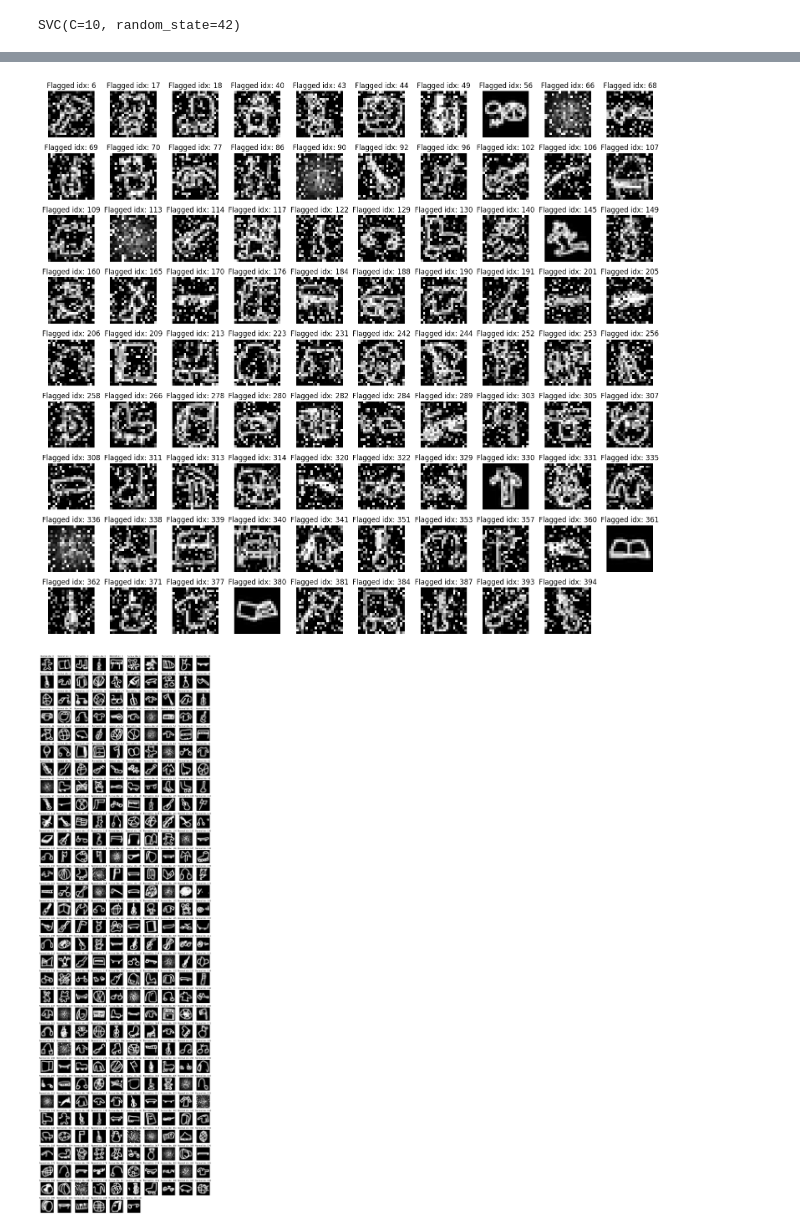
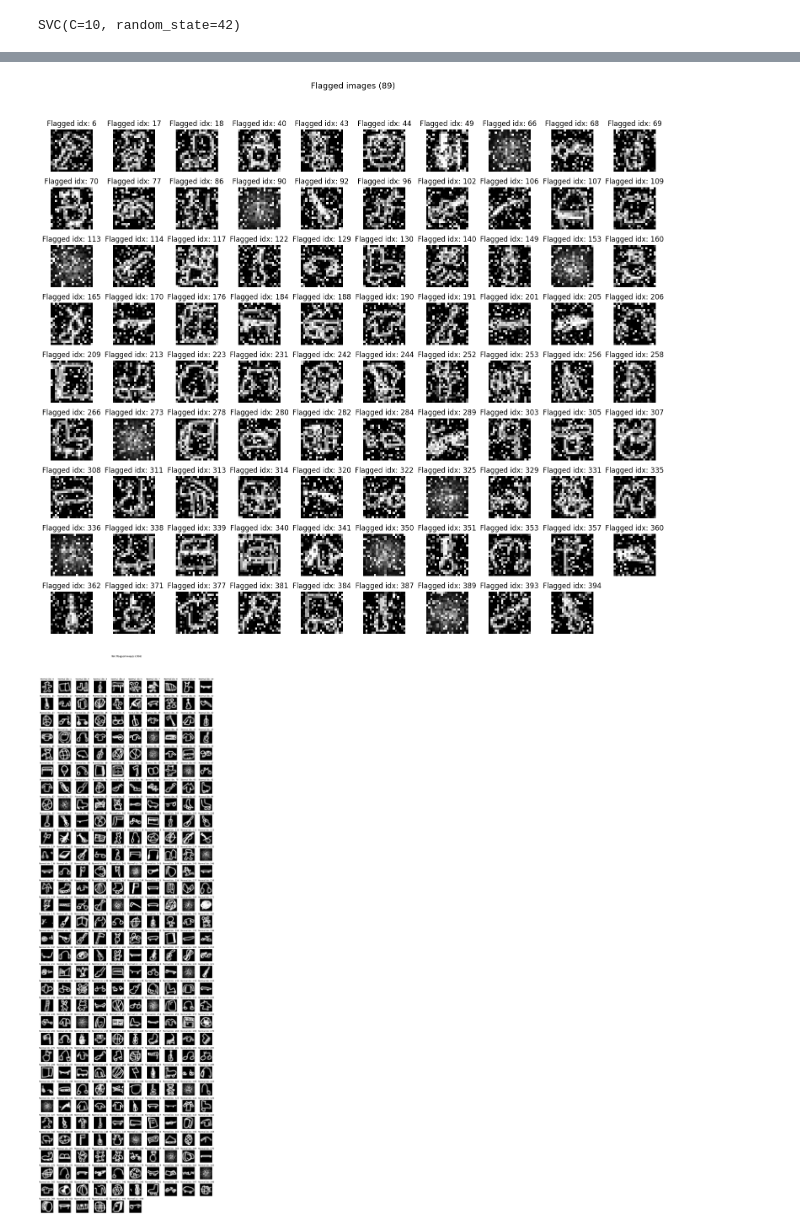
Before and after one commit to KamilMatyjaszczyk/GiftRecog, a Jupyter notebook: GiftRec.ipynb, the cells around one changed output, grey strips where cells are left out. Drawn from its saved outputs; the diff is of its cells as text; code cells hidden in the pictures.

```diff
--- a/GiftRec.ipynb
+++ b/GiftRec.ipynb
@@ -205,6 +227,11 @@ X_clean_train, y_clean_train = X_train, y_train
 data = np.load("dataset_corrupted.npz")
 X_corrupted= data["X"]/255.0
 print("X shape:", X_corrupted.shape)
+
+scaler = StandardScaler()
+X_clean_train_scaled = scaler.fit_transform(X_clean_train)
+X_clean_test_scaled = scaler.transform(X_clean_test)
+X_corrupted_scaled = scaler.transform(X_corrupted)
 # %% [output]
 X shape: (405, 400)
 # %%
@@ -225,6 +251,6 @@ SVC(C=10, random_state=42)
 # %%
 X_proj = pca.inverse_transform(pca.transform(X_corrupted))
-recon_pca = np.mean((X_corrupted - X_proj) ** 2, axis=1)
+recon_pca = np.mean((X_corrupted_scaled - X_proj) ** 2, axis=1)
 
 threshold_pca = np.percentile(recon_pca, 78)
 flag_recon = recon_pca > threshold_pca
@@ -282,7 +324,7 @@ plt.show()
 # %%
-svm_score_clean = np.max(np.abs(svm_corr.decision_function(X_test_pca)), axis=1)
-svm_score_corr  = np.max(np.abs(svm_corr.decision_function(X_corrupted_pca)), axis=1)
-threshold_svm = np.percentile(svm_score_clean, 18)
+svm_score_clean = np.max(svm_corr.decision_function(X_test_pca), axis=1)
+svm_score_corr  = np.max(svm_corr.decision_function(X_corrupted_pca), axis=1)
+threshold_svm = np.percentile(svm_score_clean, 5)
 flag_svm = svm_score_corr <= threshold_svm
 
 print(f"Threshold svm: {threshold_svm:.4f}")
@@ -345,44 +351,6 @@ Threshold combined: 0.9731
 Flagged combined: 89 / 405
 # %%
-import numpy as np
-import matplotlib.pyplot as plt
-import math
-
-flagged_indices = np.where(flag_combined)[0]
-cols = 10
-rows = math.ceil(len(flagged_indices) / cols)
-
-fig, axes = plt.subplots(rows, cols, figsize=(15, rows * 1.5))
-axes = axes.flatten()
-
-for i, idx in enumerate(flagged_indices):
-    axes[i].imshow(X_corrupted[idx].reshape(20, 20), cmap="gray")
-    axes[i].set_title(f"Flagged idx: {idx}")
-    axes[i].axis("off")
-
-for j in range(i + 1, len(axes)):
-    axes[j].axis("off")
-
-plt.tight_layout()
-plt.show()
-
-
-not_flagged_indices = np.where(~flag_combined)[0]
-cols = 10
-rows = math.ceil(len(not_flagged_indices) / cols)
-fig, axes = plt.subplots(rows, cols, figsize=(15, rows * 1.5))
-axes = axes.flatten()
-
-for i, idx in enumerate(not_flagged_indices):
-    axes[i].imshow(X_corrupted[idx].reshape(20, 20), cmap="gray")
-    axes[i].set_title(f"Normal idx: {idx}")
-    axes[i].axis("off")
-
-for j in range(i + 1, len(axes)):
-    axes[j].axis("off")
-
-plt.tight_layout()
-plt.show()
+visualize_flags(flag_combined, X_corrupted, show_not_flagged=True)
 # %% [output]
-[figure, old version]
+[figure, new version]
-[figure, old version]
+[figure, new version]
```
Also changed, not shown: parts of 22 cells of this notebook.
